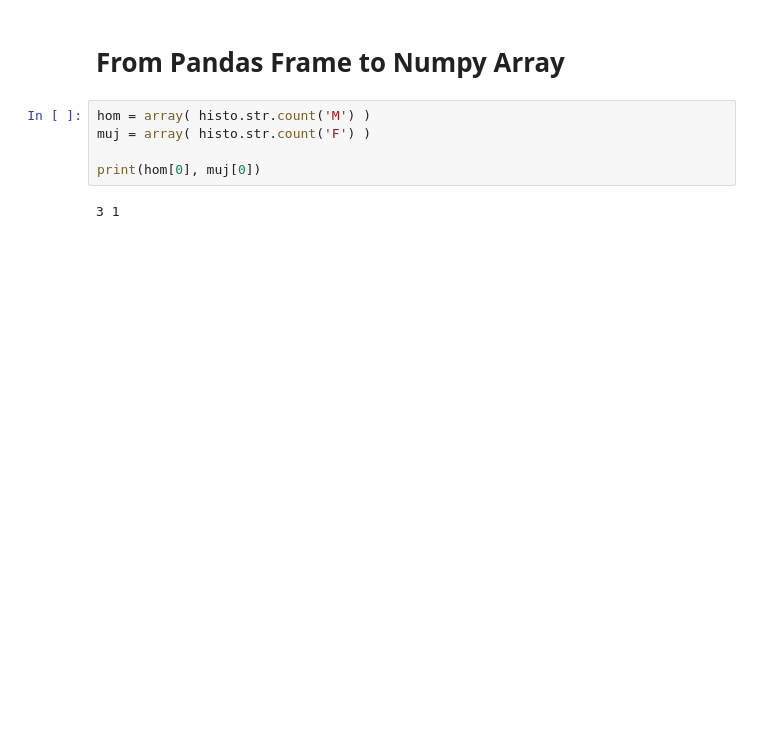
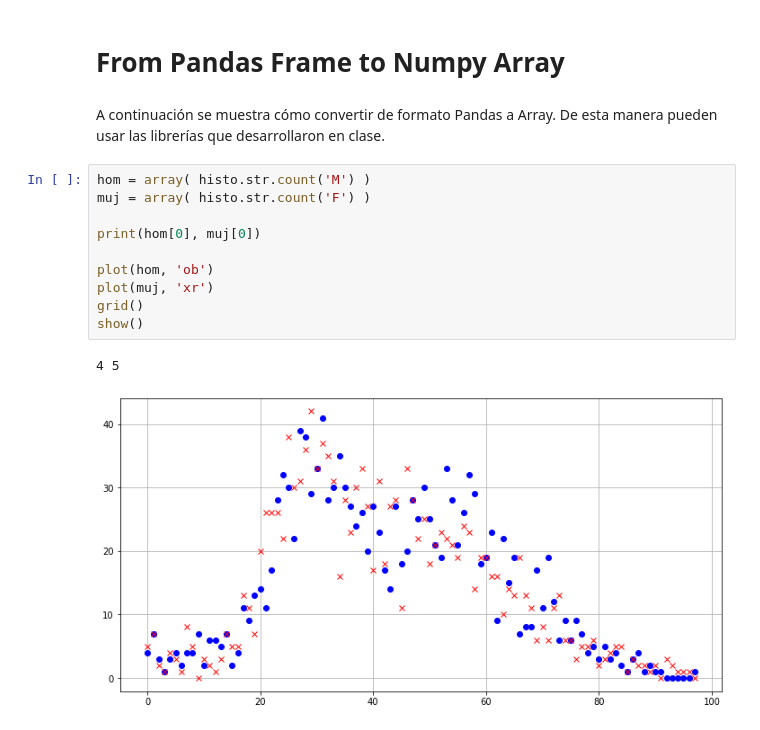
Before and after one commit to fiscompunipamplona/unidad1_Datos, a Jupyter notebook: codes/dataPandas.ipynb, the cells around one changed output. Saved outputs shown, nothing was run; the diff lists cells and outputs as text; blank space fills up the shorter version.

```diff
--- a/codes/dataPandas.ipynb
+++ b/codes/dataPandas.ipynb
@@ -53,12 +59,20 @@ show()
 # %% [markdown]
 # From Pandas Frame to Numpy Array
+# %% [markdown]
+A continuación se muestra cómo convertir de formato Pandas a Array. De esta manera pueden usar las librerías que desarrollaron en clase.
 # %%
 hom = array( histo.str.count('M') )
 muj = array( histo.str.count('F') )
 
 print(hom[0], muj[0])
+
+plot(hom, 'ob')
+plot(muj, 'xr')
+grid()
+show()
 # %% [output]
-3 1
+4 5
+[figure, added]
 # %%
 print(histAten)
 # %% [output]
```
Also changed, not shown: parts of 7 cells of this notebook, 1 other file.
